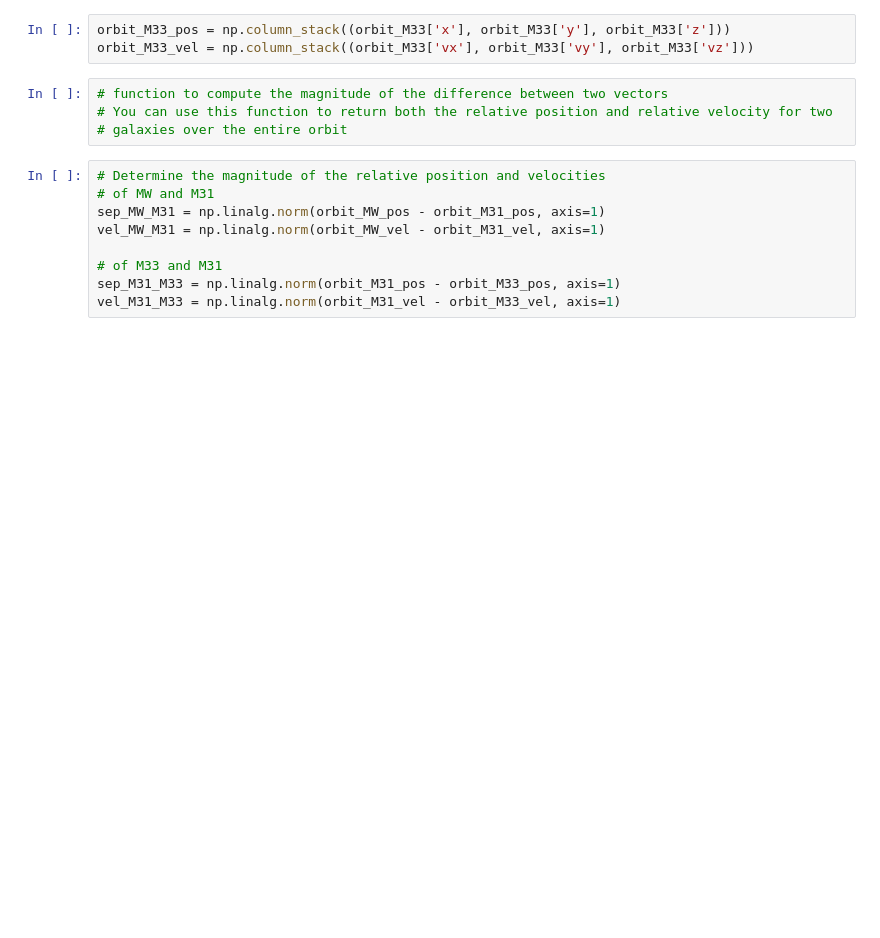
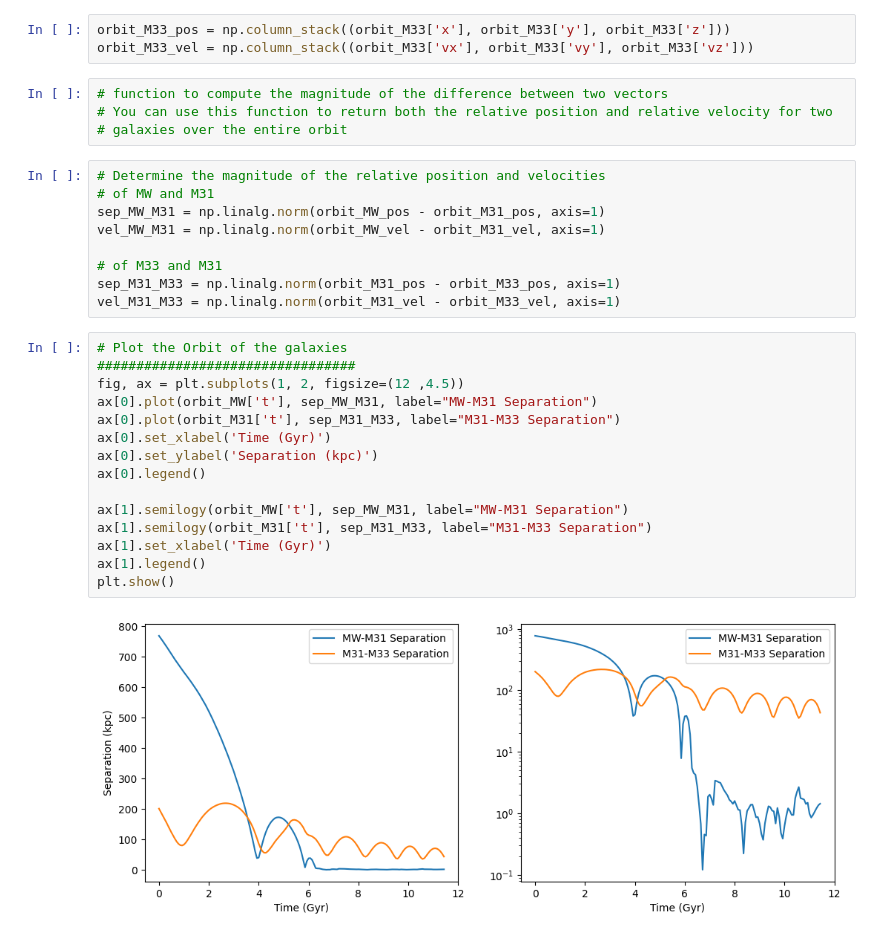
Before and after one commit to coltonq112358/ASTR400B, a Jupyter notebook: Homeworks/Homework6/OrbitCOM.ipynb, the cells around one changed output. Cells and saved outputs as stored; diff of their text form; blank space fills up the shorter version.

```diff
--- a/Homeworks/Homework6/OrbitCOM.ipynb
+++ b/Homeworks/Homework6/OrbitCOM.ipynb
@@ -119,4 +119,21 @@ vel_MW_M31 = np.linalg.norm(orbit_MW_vel - orbit_M31_vel, axis=1)
 # of M33 and M31
 sep_M31_M33 = np.linalg.norm(orbit_M31_pos - orbit_M33_pos, axis=1)
 vel_M31_M33 = np.linalg.norm(orbit_M31_vel - orbit_M33_vel, axis=1)
+# %%
+# Plot the Orbit of the galaxies
+#################################
+fig, ax = plt.subplots(1, 2, figsize=(12 ,4.5))
+ax[0].plot(orbit_MW['t'], sep_MW_M31, label="MW-M31 Separation")
+ax[0].plot(orbit_M31['t'], sep_M31_M33, label="M31-M33 Separation")
+ax[0].set_xlabel('Time (Gyr)')
+ax[0].set_ylabel('Separation (kpc)')
+ax[0].legend()
+
+ax[1].semilogy(orbit_MW['t'], sep_MW_M31, label="MW-M31 Separation")
+ax[1].semilogy(orbit_M31['t'], sep_M31_M33, label="M31-M33 Separation")
+ax[1].set_xlabel('Time (Gyr)')
+ax[1].legend()
+plt.show()
+# %% [output]
+[figure, added]
 # %%
```
Also changed, not shown: parts of 13 cells of this notebook, 5 other files.
